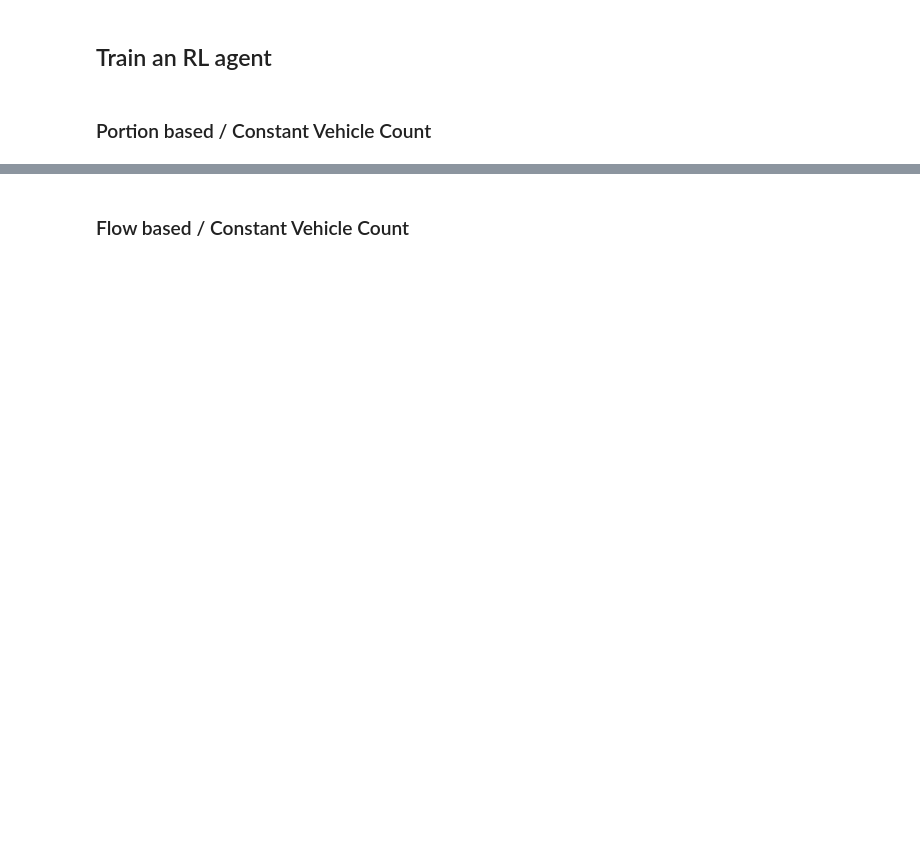
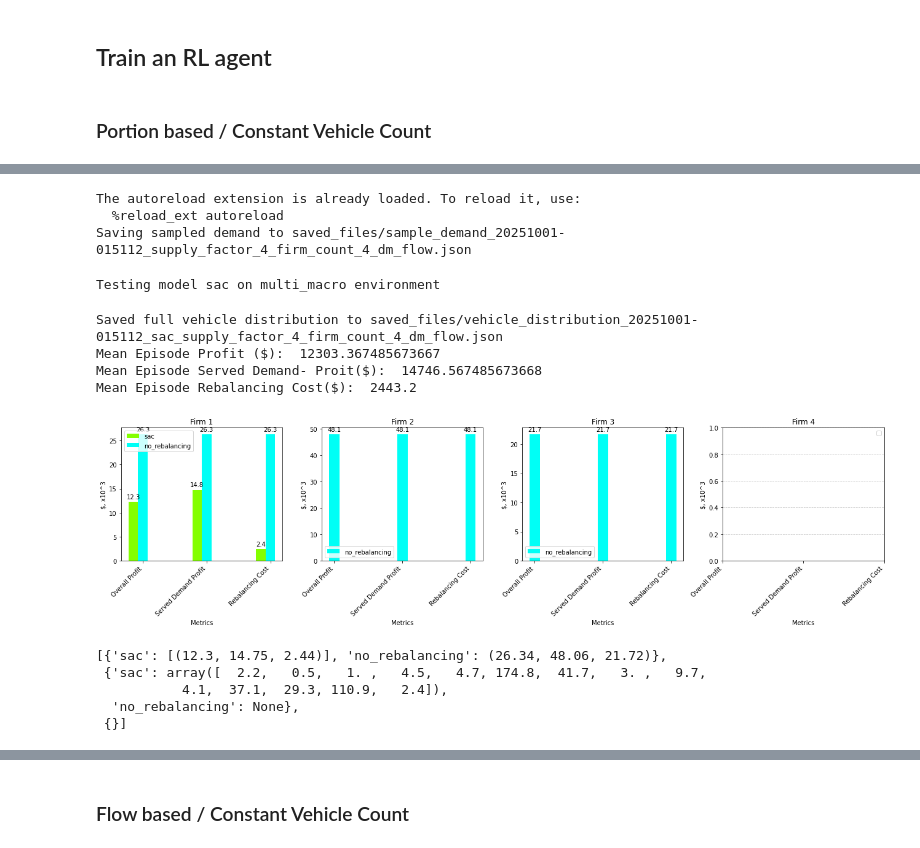
Before and after one commit to sastry-group/Dynamic-Routing-with-Competition, a Jupyter notebook: tutorial.ipynb, the cells around one changed output, grey strips where cells are left out. Cells and saved outputs as stored; diff of their text form; code cells hidden in the pictures; blank space fills up the shorter version.

```diff
--- a/tutorial.ipynb
+++ b/tutorial.ipynb
@@ -414,0 +422,43 @@ Mean Episode Rebalancing Cost($):  20736.0
+# %%
+%load_ext autoreload
+%autoreload 2
+import sys
+if 'testing' in sys.modules:
+    del sys.modules['testing']
+
+import testing
+importlib.reload(testing)
+config = {
+    "simulator.name": "multi_macro",
+    "model.name": ["sac"],
+    "simulator.city": "nyc_brooklyn",
+    "model.cplexpath": None,
+    "model.test_episodes": 10,
+    "model.checkpoint_path": "SAC_initial_firm4_alpha0.8",
+    "simulator.reuse_no_control": True,
+    "simulator.firm_count": 4,
+    "simulator.agents_know_partial_demand": False,
+    "simulator.alpha": 0.8,
+    "model.loop_number": 0,
+    "simulator.competition": False,
+    "simulator.constant_vehicle_count": True,
+    "simulator.demand_filter_type": "flow" ,
+    "simulator.pricing_model": "cournot"
+
+    }
+testing.multi_test(config)
+# %% [output]
+The autoreload extension is already loaded. To reload it, use:
+  %reload_ext autoreload
+Saving sampled demand to saved_files/sample_demand_20251001-015112_supply_factor_4_firm_count_4_dm_flow.json
+Testing model sac on multi_macro environment
+Saved full vehicle distribution to saved_files/vehicle_distribution_20251001-015112_sac_supply_factor_4_firm_count_4_dm_flow.json
+Mean Episode Profit ($):  12303.367485673667
+Mean Episode Served Demand- Proit($):  14746.567485673668
+Mean Episode Rebalancing Cost($):  2443.2
+[figure, added]
+[{'sac': [(12.3, 14.75, 2.44)], 'no_rebalancing': (26.34, 48.06, 21.72)},
+ {'sac': array([  2.2,   0.5,   1. ,   4.5,   4.7, 174.8,  41.7,   3. ,   9.7,
+           4.1,  37.1,  29.3, 110.9,   2.4]),
+  'no_rebalancing': None},
+ {}]
```
Also changed, not shown: parts of 9 cells of this notebook, 6 other files.
